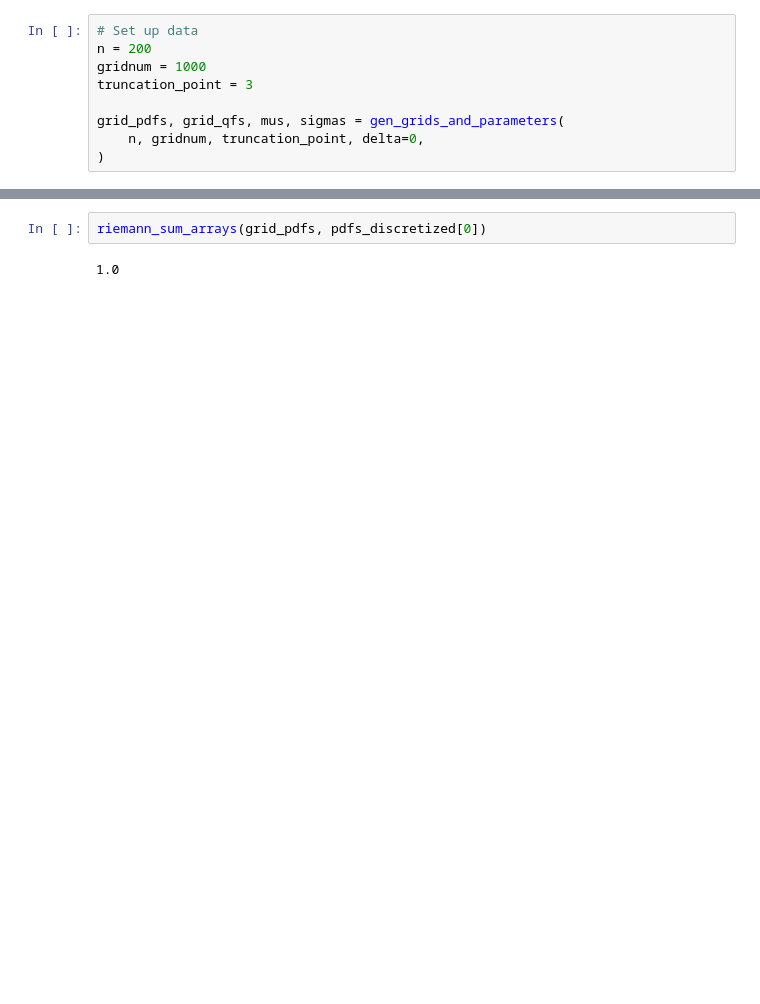
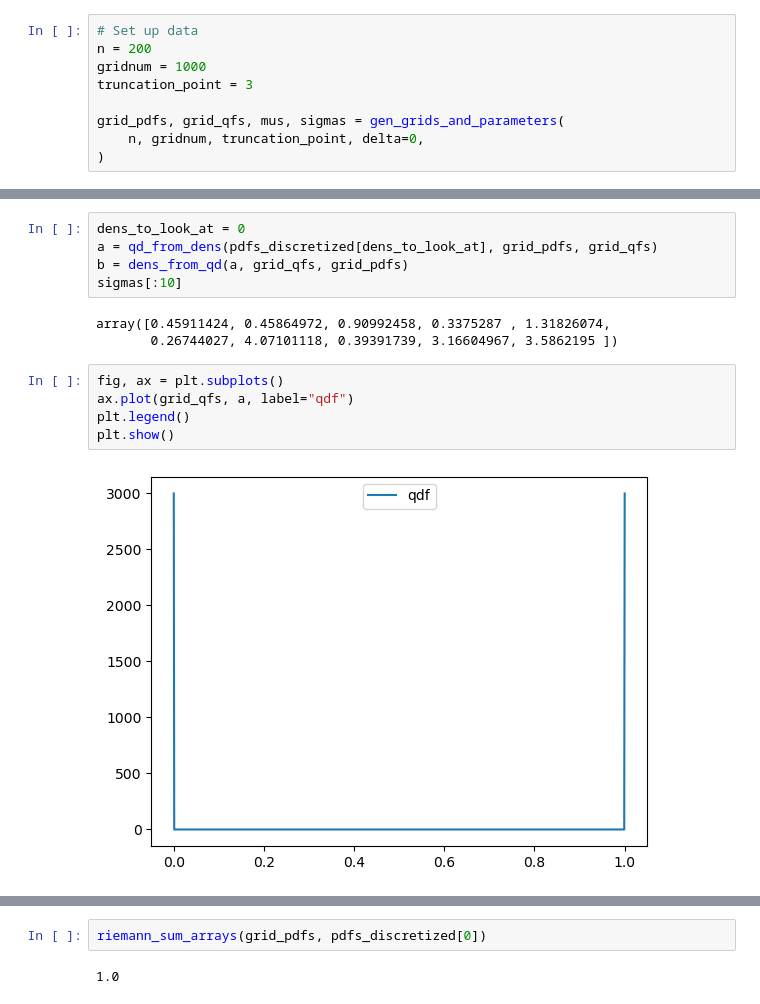
Before and after one commit to mirkimirk/thesis_frechet_fda, a Jupyter notebook: src/frechet_fda/sandbox_petersen_müller2016.ipynb, the cells around one changed output, grey strips where cells are left out. Cells and saved outputs as stored; diff of their text form; blank space fills up the shorter version.

```diff
--- a/src/frechet_fda/sandbox_petersen_müller2016.ipynb
+++ b/src/frechet_fda/sandbox_petersen_müller2016.ipynb
@@ -119,0 +234,15 @@ pdfs_discretized, cdfs_discretized, qfs_discretized, qdfs_discretized = (
+# %%
+dens_to_look_at = 0
+a = qd_from_dens(pdfs_discretized[dens_to_look_at], grid_pdfs, grid_qfs)
+b = dens_from_qd(a, grid_qfs, grid_pdfs)
+sigmas[:10]
+# %% [output]
+array([0.45911424, 0.45864972, 0.90992458, 0.3375287 , 1.31826074,
+       0.26744027, 4.07101118, 0.39391739, 3.16604967, 3.5862195 ])
+# %%
+fig, ax = plt.subplots()
+ax.plot(grid_qfs, a, label="qdf")
+plt.legend()
+plt.show()
+# %% [output]
+[figure, added]
```
Also changed, not shown: parts of 15 cells of this notebook, 1 other file.
